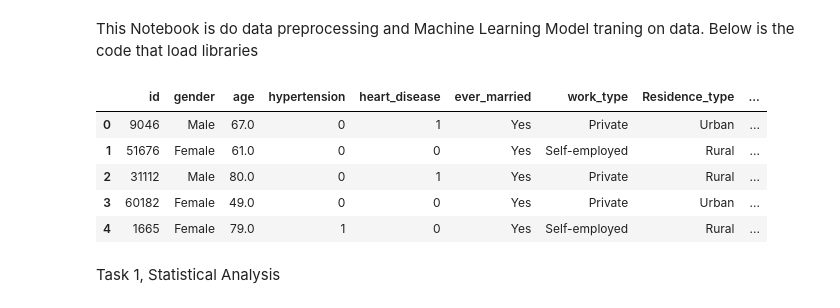
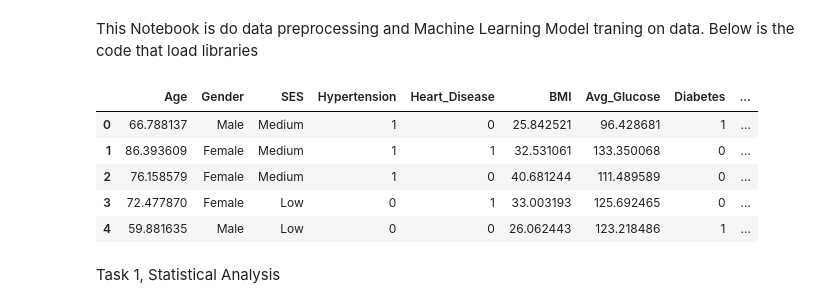
Before and after one commit to Muhammad-Abdul-Basit/Stroke-Prediction-System, a Jupyter notebook: strokeDataPreprocessing.ipynb, the cells around one changed output. Drawn from its saved outputs; the diff is of its cells as text; code cells hidden in the pictures.

Commit message:
Data Preprocessing and ML completed

```diff
--- a/strokeDataPreprocessing.ipynb
+++ b/strokeDataPreprocessing.ipynb
@@ -4,24 +4,26 @@ Below is the code that load libraries
 # %%
 import pandas as pd
 import numpy as np
 from sklearn.model_selection import train_test_split
 from sklearn.preprocessing import LabelEncoder, StandardScaler
 from sklearn.tree import DecisionTreeClassifier
 from sklearn.ensemble import RandomForestClassifier
 from sklearn.linear_model import LogisticRegression
 from sklearn.svm import SVC
+from sklearn.ensemble import GradientBoostingClassifier
+from xgboost import XGBClassifier
 from sklearn.metrics import accuracy_score, precision_score, recall_score, f1_score
 import joblib
 
-dataFile = pd.read_csv("healthcare-dataset-stroke-data.csv")
+dataFile = pd.read_csv("stroke_data.csv")
 dataFile.head()
 # %% [output]
-|  | id | gender | age | hypertension | heart_disease | ever_married | work_type | Residence_type | ... |
-| 0 | 9046 | Male | 67.0 | 0 | 1 | Yes | Private | Urban | ... |
-| 1 | 51676 | Female | 61.0 | 0 | 0 | Yes | Self-employed | Rural | ... |
-| 2 | 31112 | Male | 80.0 | 0 | 1 | Yes | Private | Rural | ... |
-| 3 | 60182 | Female | 49.0 | 0 | 0 | Yes | Private | Urban | ... |
-| 4 | 1665 | Female | 79.0 | 1 | 0 | Yes | Self-employed | Rural | ... |
+|  | Age | Gender | SES | Hypertension | Heart_Disease | BMI | Avg_Glucose | Diabetes | ... |
+| 0 | 66.788137 | Male | Medium | 1 | 0 | 25.842521 | 96.428681 | 1 | ... |
+| 1 | 86.393609 | Female | Medium | 1 | 1 | 32.531061 | 133.350068 | 0 | ... |
+| 2 | 76.158579 | Female | Medium | 1 | 0 | 40.681244 | 111.489589 | 0 | ... |
+| 3 | 72.477870 | Female | Low | 0 | 1 | 33.003193 | 125.692465 | 0 | ... |
+| 4 | 59.881635 | Male | Low | 0 | 0 | 26.062443 | 123.218486 | 1 | ... |
 # %% [markdown]
 Task 1, Statistical Analysis
 # %%
```
Also changed, not shown: parts of 37 cells of this notebook, 8 other files.
